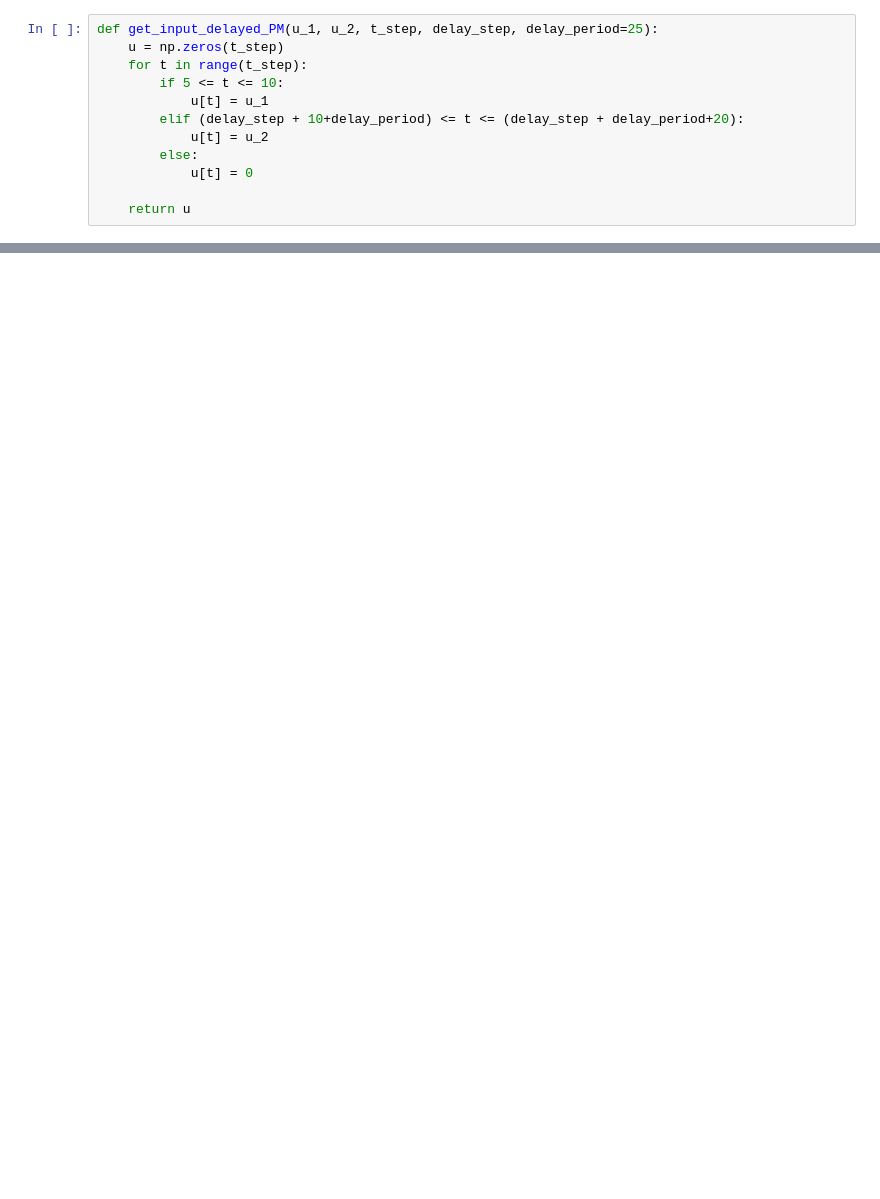
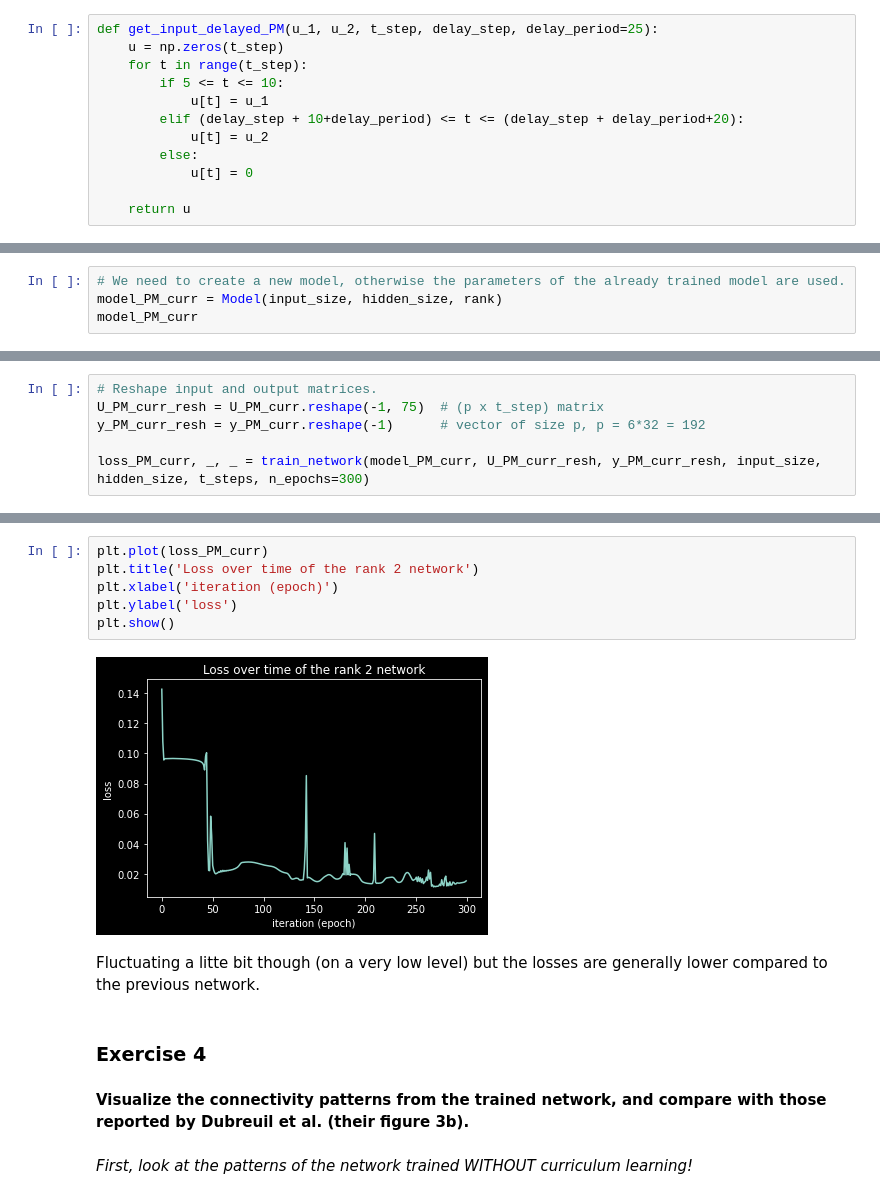
Before and after one commit to nguyen-td/Low-rank-RNN, a Jupyter notebook: dm_project.ipynb, the cells around one changed output, grey strips where cells are left out. Cells and saved outputs as stored; diff of their text form; blank space fills up the shorter version.

```diff
--- a/dm_project.ipynb
+++ b/dm_project.ipynb
@@ -642,0 +646,4 @@ tensor([[0., 0., 0., 0., 0., 0., 0., 0., 0., 0., 0., 0., 0., 0., 0., 0., 0., 0.,
+# %%
+# We need to create a new model, otherwise the parameters of the already trained model are used.
+model_PM_curr = Model(input_size, hidden_size, rank)
+model_PM_curr
@@ -642,0 +663,6 @@ tensor([[0., 0., 0., 0., 0., 0., 0., 0., 0., 0., 0., 0., 0., 0., 0., 0., 0., 0.,
+# %%
+# Reshape input and output matrices.
+U_PM_curr_resh = U_PM_curr.reshape(-1, 75)  # (p x t_step) matrix
+y_PM_curr_resh = y_PM_curr.reshape(-1)      # vector of size p, p = 6*32 = 192
+
+loss_PM_curr, _, _ = train_network(model_PM_curr, U_PM_curr_resh, y_PM_curr_resh, input_size, hidden_size, t_steps, n_epochs=300)
@@ -642,0 +687,16 @@ tensor([[0., 0., 0., 0., 0., 0., 0., 0., 0., 0., 0., 0., 0., 0., 0., 0., 0., 0.,
+# %%
+plt.plot(loss_PM_curr)
+plt.title('Loss over time of the rank 2 network')
+plt.xlabel('iteration (epoch)')
+plt.ylabel('loss')
+plt.show()
+# %% [output]
+[figure, added]
+# %% [markdown]
+Fluctuating a litte bit though (on a very low level) but the losses are generally lower compared to the previous network.
+# %% [markdown]
+### Exercise 4
+# %% [markdown]
+__Visualize the connectivity patterns from the trained network, and compare with those reported by Dubreuil et al. (their figure 3b).__
+# %% [markdown]
+_First, look at the patterns of the network trained WITHOUT curriculum learning!_
```
Also changed, not shown: parts of 36 cells of this notebook.
